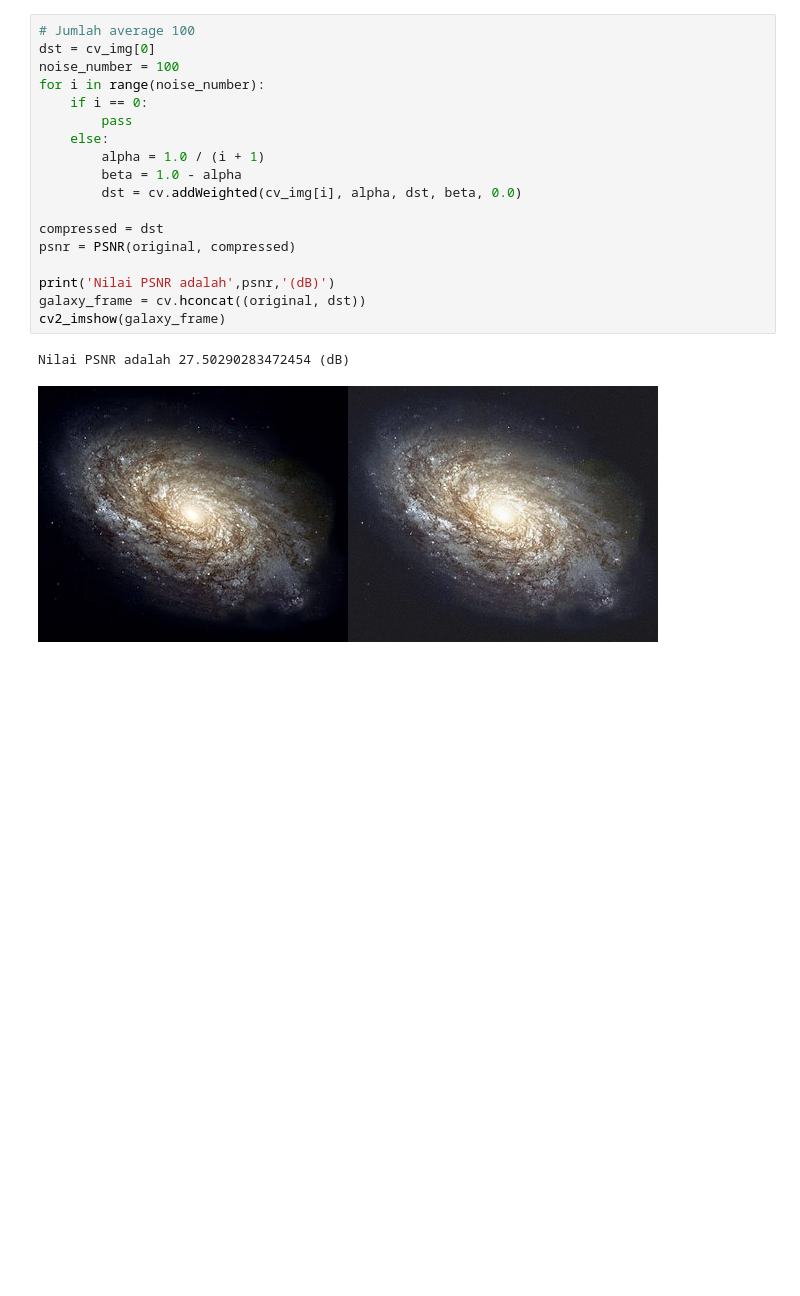
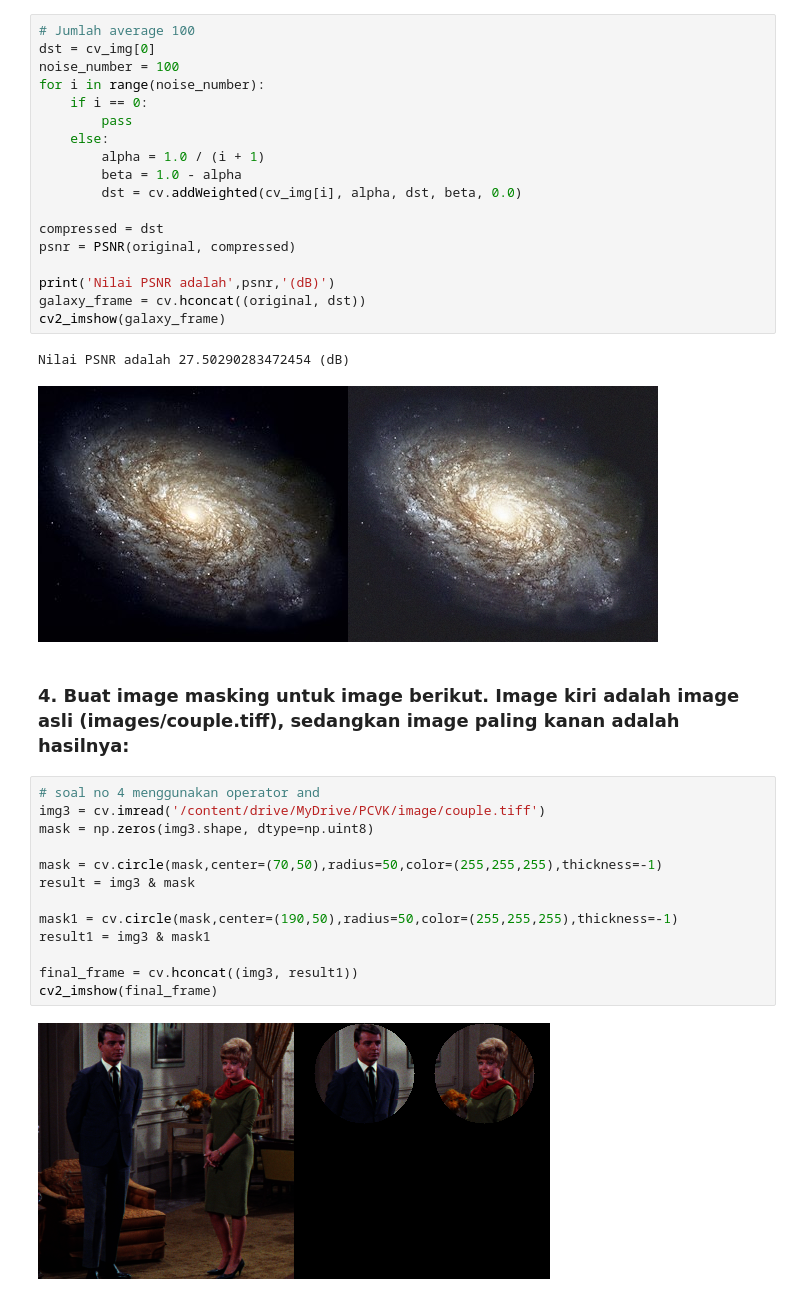
Before and after one commit to AlifiyulAkyun/PCVK_Genap_2023, a Jupyter notebook: Week5.ipynb, the cells around one changed output. Drawn from its saved outputs; the diff is of its cells as text; blank space fills up the shorter version.

```diff
--- a/Week5.ipynb
+++ b/Week5.ipynb
@@ -174,3 +210,20 @@ cv2_imshow(galaxy_frame)
 # %% [output]
 Nilai PSNR adalah 27.50290283472454 (dB)
 [figure]
+# %% [markdown]
+### 4. Buat image masking untuk image berikut. Image kiri adalah image asli (images/couple.tiff), sedangkan image paling kanan adalah hasilnya:
+# %%
+# soal no 4 menggunakan operator and
+img3 = cv.imread('/content/drive/MyDrive/PCVK/image/couple.tiff')
+mask = np.zeros(img3.shape, dtype=np.uint8)
+
+mask = cv.circle(mask,center=(70,50),radius=50,color=(255,255,255),thickness=-1)
+result = img3 & mask
+
+mask1 = cv.circle(mask,center=(190,50),radius=50,color=(255,255,255),thickness=-1)
+result1 = img3 & mask1
+
+final_frame = cv.hconcat((img3, result1))
+cv2_imshow(final_frame)
+# %% [output]
+[figure, added]
```
Also changed, not shown: parts of 10 cells of this notebook.
